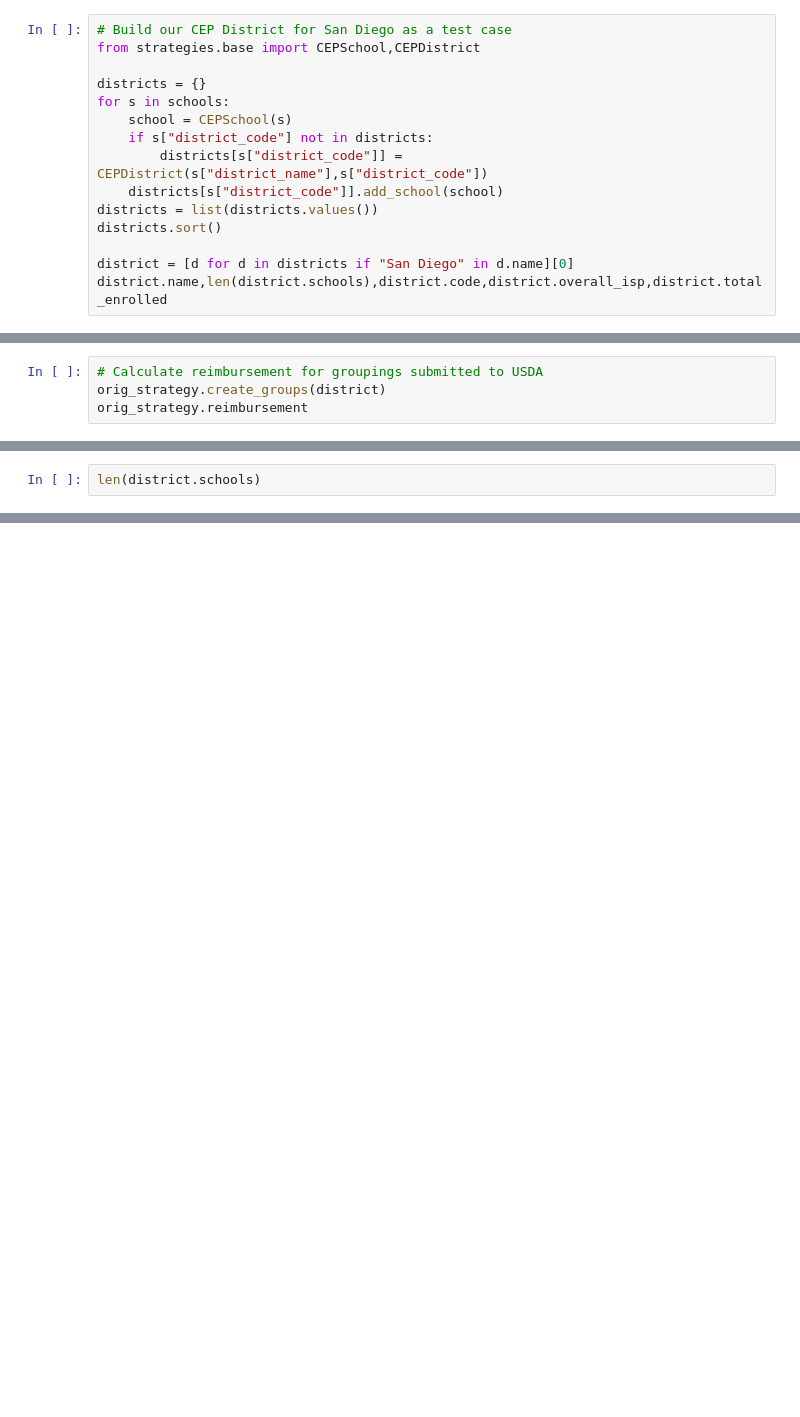
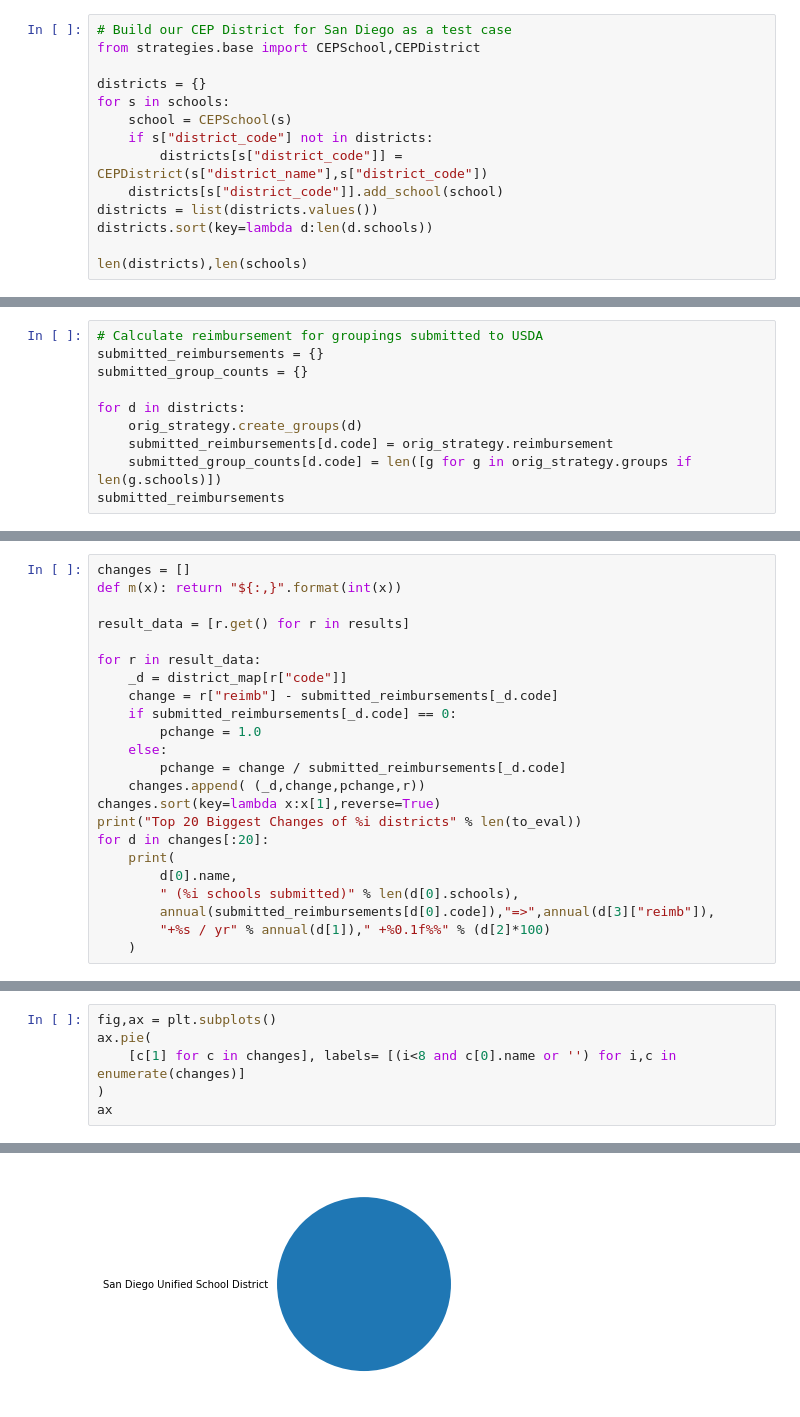
Before and after one commit to opensandiego/mealscount-backend, a Jupyter notebook: CA_ADP_2021_Compare.ipynb, the cells around one changed output, grey strips where cells are left out. Drawn from its saved outputs; the diff is of its cells as text; blank space fills up the shorter version.

```diff
--- a/CA_ADP_2021_Compare.ipynb
+++ b/CA_ADP_2021_Compare.ipynb
@@ -47,7 +105,6 @@ for s in schools:
         districts[s["district_code"]] = CEPDistrict(s["district_name"],s["district_code"])
     districts[s["district_code"]].add_school(school)
 districts = list(districts.values())
-districts.sort()
+districts.sort(key=lambda d:len(d.schools))
 
-district = [d for d in districts if "San Diego" in d.name][0]
-district.name,len(district.schools),district.code,district.overall_isp,district.total_enrolled
+len(districts),len(schools)
@@ -74,4 +162,10 @@ mc_strategy = NYCMODASimulatedAnnealingCEPStrategy({"fresh_starts":50,"iteration
 # %%
 # Calculate reimbursement for groupings submitted to USDA
-orig_strategy.create_groups(district)
-orig_strategy.reimbursement
+submitted_reimbursements = {}
+submitted_group_counts = {}
+
+for d in districts:
+    orig_strategy.create_groups(d)
+    submitted_reimbursements[d.code] = orig_strategy.reimbursement
+    submitted_group_counts[d.code] = len([g for g in orig_strategy.groups if len(g.schools)])
+submitted_reimbursements
@@ -86,2 +261,23 @@ int((mc_strategy.reimbursement - orig_strategy.reimbursement) * 180)
 # %%
-len(district.schools)
+changes = []
+def m(x): return "${:,}".format(int(x))
+
+result_data = [r.get() for r in results]
+
+for r in result_data:
+    _d = district_map[r["code"]]
+    change = r["reimb"] - submitted_reimbursements[_d.code]
+    if submitted_reimbursements[_d.code] == 0:
+        pchange = 1.0
+    else:
+        pchange = change / submitted_reimbursements[_d.code]
+    changes.append( (_d,change,pchange,r))
+changes.sort(key=lambda x:x[1],reverse=True)
+print("Top 20 Biggest Changes of %i districts" % len(to_eval))
+for d in changes[:20]:
+    print(
+        d[0].name,
+        " (%i schools submitted)" % len(d[0].schools),
+        annual(submitted_reimbursements[d[0].code]),"=>",annual(d[3]["reimb"]),
+        "+%s / yr" % annual(d[1])," +%0.1f%%" % (d[2]*100)
+    )
@@ -87,0 +329,7 @@ len(district.schools)
+# %%
+fig,ax = plt.subplots()
+ax.pie(
+    [c[1] for c in changes], labels= [(i<8 and c[0].name or '') for i,c in enumerate(changes)]
+)
+ax
+# %% [output]
@@ -87,0 +337 @@ len(district.schools)
+[figure, added]
```
Also changed, not shown: parts of 34 cells of this notebook, 7 other files.
